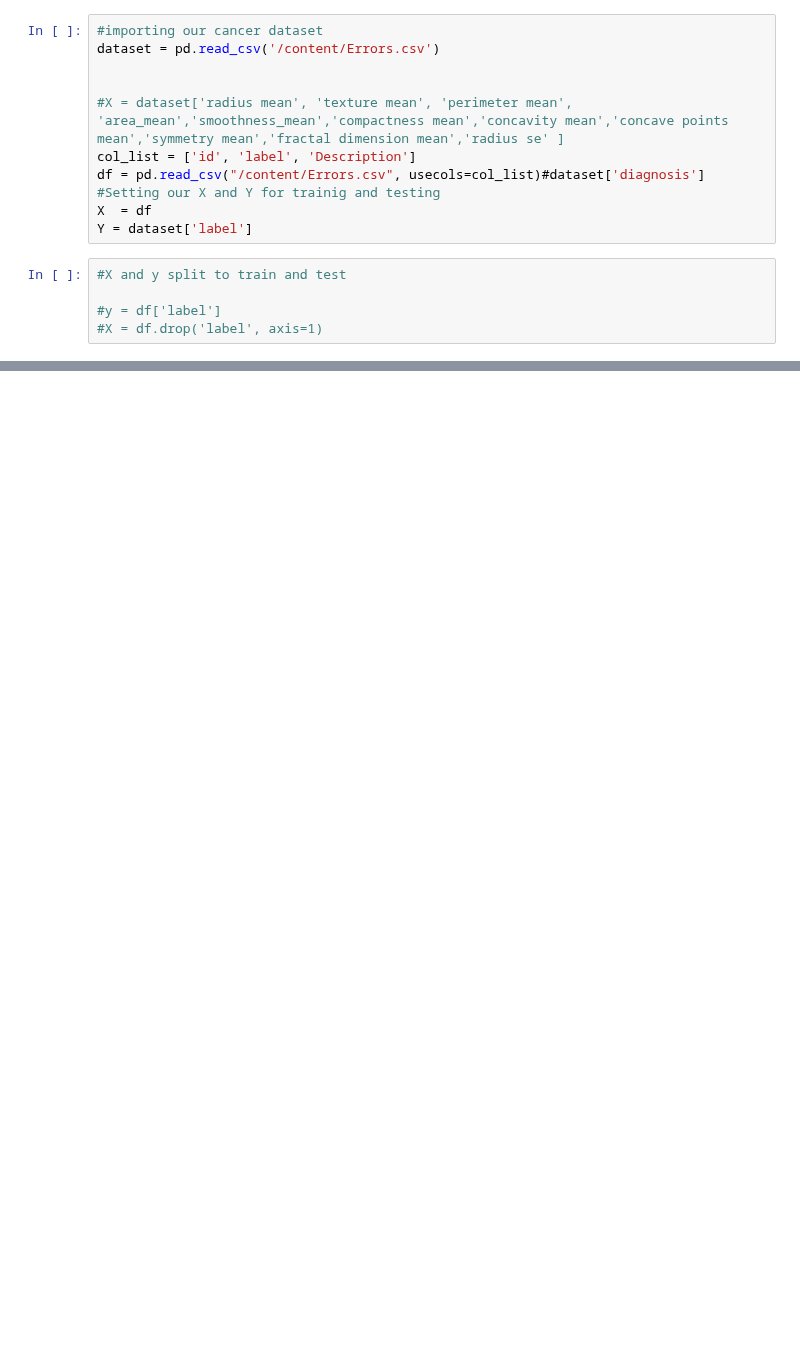
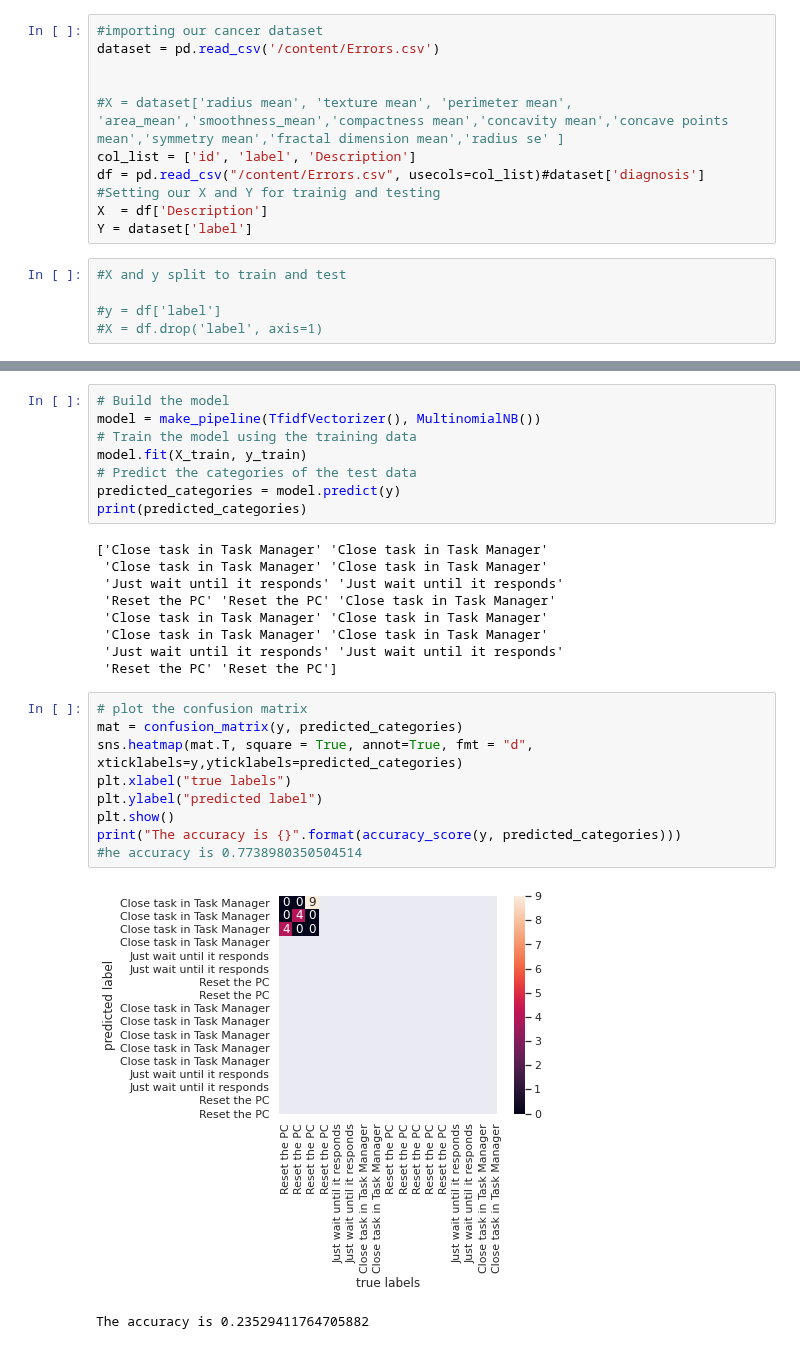
Before and after one commit to xanasa14/MLImplementations, a Jupyter notebook: NaiveBayesFromOfflineDatasets.ipynb, the cells around one changed output, grey strips where cells are left out. Saved outputs shown, nothing was run; the diff lists cells and outputs as text; blank space fills up the shorter version.

```diff
--- a/NaiveBayesFromOfflineDatasets.ipynb
+++ b/NaiveBayesFromOfflineDatasets.ipynb
@@ -19,7 +19,7 @@ dataset = pd.read_csv('/content/Errors.csv')
 col_list = ['id', 'label', 'Description']
 df = pd.read_csv("/content/Errors.csv", usecols=col_list)#dataset['diagnosis']
 #Setting our X and Y for trainig and testing
-X  = df
+X  = df['Description']
 Y = dataset['label']
 # %%
 #X and y split to train and test
@@ -77,0 +86,29 @@ X_test:
+# %%
+# Build the model
+model = make_pipeline(TfidfVectorizer(), MultinomialNB())
+# Train the model using the training data
+model.fit(X_train, y_train)
+# Predict the categories of the test data
+predicted_categories = model.predict(y)
+print(predicted_categories)
+# %% [output]
+['Close task in Task Manager' 'Close task in Task Manager'
+ 'Close task in Task Manager' 'Close task in Task Manager'
+ 'Just wait until it responds' 'Just wait until it responds'
+ 'Reset the PC' 'Reset the PC' 'Close task in Task Manager'
+ 'Close task in Task Manager' 'Close task in Task Manager'
+ 'Close task in Task Manager' 'Close task in Task Manager'
+ 'Just wait until it responds' 'Just wait until it responds'
+ 'Reset the PC' 'Reset the PC']
+# %%
+# plot the confusion matrix
+mat = confusion_matrix(y, predicted_categories)
+sns.heatmap(mat.T, square = True, annot=True, fmt = "d", xticklabels=y,yticklabels=predicted_categories)
+plt.xlabel("true labels")
+plt.ylabel("predicted label")
+plt.show()
+print("The accuracy is {}".format(accuracy_score(y, predicted_categories)))
+#he accuracy is 0.7738980350504514
+# %% [output]
+[figure, added]
+The accuracy is 0.23529411764705882
```
Also changed, not shown: parts of 2 cells of this notebook.
